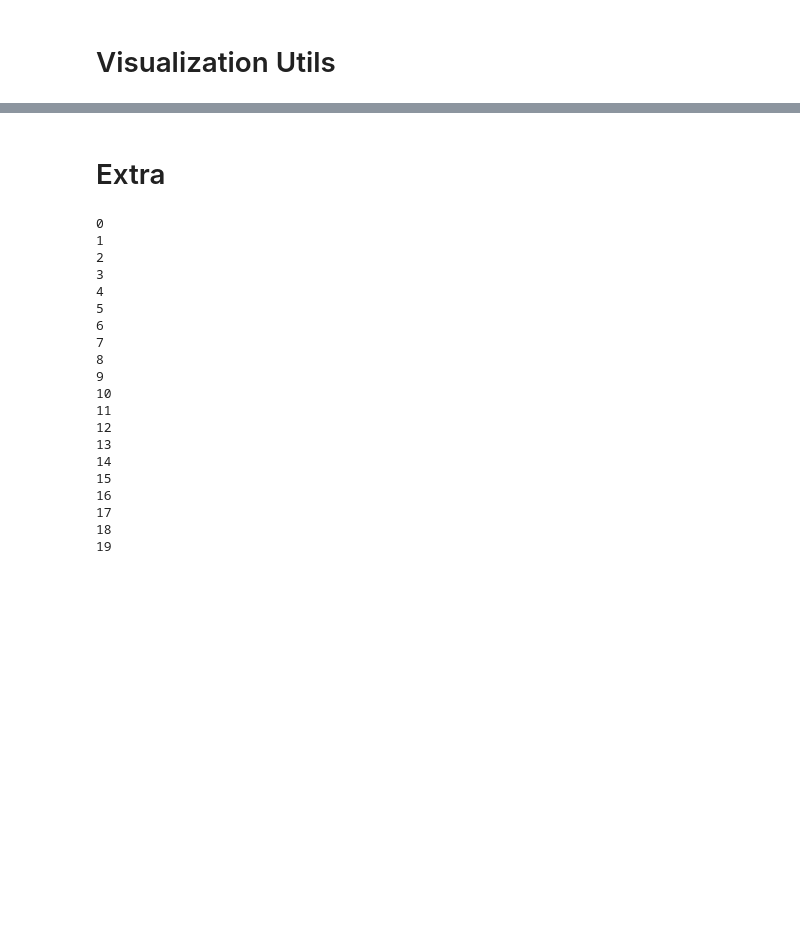
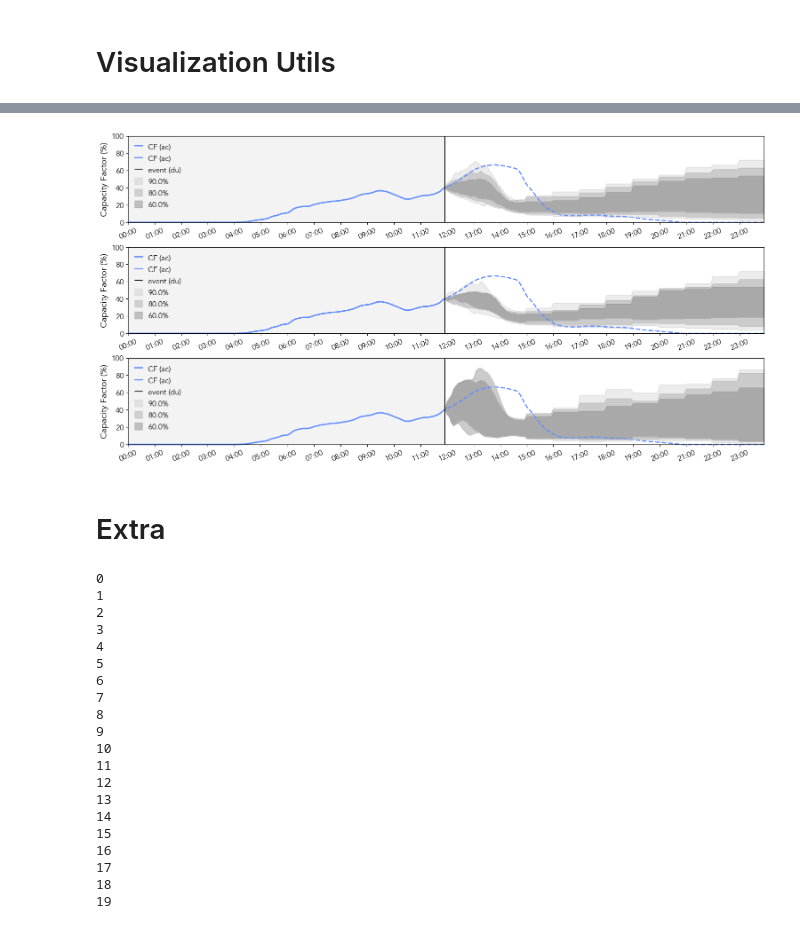
Before and after one commit to gterren/functional_forecast_dynamic_update, a Jupyter notebook: ffc_viz.ipynb, the cells around one changed output, grey strips where cells are left out. Saved outputs shown, nothing was run; the diff lists cells and outputs as text; code cells hidden in the pictures; blank space fills up the shorter version.

```diff
--- a/ffc_viz.ipynb
+++ b/ffc_viz.ipynb
@@ -1624,3 +1414,95 @@ Does not exist
+# %%
+def _plot_fEnvelop(_ax, _upper, _lower, M_, f_, e_, f_hat_, dt_, dx_, tau_, s_, s_p_):
+
+    _ax.plot(
+        tau_, 100 * f_, c=palette_.loc[0, "ibm"], label="CF (ac)", lw=2.0, clip_on=False
+    )
+
+    _ax.plot(
+        tau_,
+        100.0 * f_,
+        c=palette_.loc[0, "ibm"],
+        label="CF (ac)",
+        lw=2.0,
+        clip_on=False,
+    )
+
+    _ax.plot(
+        s_, 100.0 * f_hat_, c=palette_.loc[0, "ibm"], ls="--", lw=2.0, clip_on=False
+    )
+
+    _ax.axvline(dt_[t - 1], color="k", linewidth=1.0, label="event (du)", zorder=10)
+
+    for key, i in zip(_upper.keys(), range(len(_upper.keys()))):
+
+        _ax.plot(s_p_, _upper[key], lw=0.375, c="lightgray")
+        _ax.plot(s_p_, _lower[key], lw=0.375, c="lightgray")
+
+        alpha = float(key)
+        ci    = (1. - alpha)*100.
+
+        _ax.fill_between(
+            s_p_,
+            _upper[key],
+            _lower[key],
+            color="gray",
+            alpha=0.15 + i * 0.15,
+            label=f"{ci}%",
+            zorder=1,
+        )
+
+    _ax.fill_between(
+        tau_,
+        100 * np.ones(tau_.shape),
+        100 * np.zeros(tau_.shape),
+        color="lightgray",
+        alpha=0.25,
+    )
+
+    _ax.set_xticks(dt_[::12], dx_[::12], rotation=22.5)
+    _ax.legend(
+        frameon=False,
+        fontsize=12,
+        # loc      = 'upper left',
+        ncol=1,
+    )
+    _ax.tick_params(axis="both", labelsize=12)
+    _ax.set_ylim(0.0, 100.0)
+    _ax.set_xlim(dt_[0], dt_[-1])
+    _ax.set_ylabel("Capacity Factor (%)", size=14)
+    # plt.grid(axis = 'y', linestyle = ':', lw = 1., zorder = 10)
+
+# Extend quantiles to a dynamic update event
+M_p_ = np.concatenate([f_[-1] * np.ones((M_.shape[0], 1)), M_], axis=1)
+s_p_ = np.concatenate([tau_[-1] * np.ones((1,)), s_], axis=0)
+
+fig, _ax = plt.subplot_mosaic(
+    [["a"], ["b"], ["c"]],
+    figsize=(15, 7.5),
+    layout="constrained",
+)
+
+# Calculate confidence intervals from functional depth metrics
+m_, _upper, _lower = _confidence_intervals_from_eCDF(M_p_, alpha_)
+
+_plot_fEnvelop(_ax["a"], _upper, _lower, M_p_, f_, e_, f_hat_, dt_, dx_, tau_, s_, s_p_)
+
+# Calculate confidence intervals from Directional Quantiles
+m_, _upper, _lower = _confidence_intervals_from_DQ(M_p_, alpha_, path_to_fDepth)
+
+_plot_fEnvelop(_ax["b"], _upper, _lower, M_p_, f_, e_, f_hat_, dt_, dx_, tau_, s_, s_p_)
+
+
+# Calculate confidence intervals from the functional depth metric
+m_, _upper, _lower = _confidence_intervals_from_fDepth(M_p_, alpha_, 'MBD', path_to_fDepth)
+
+_plot_fEnvelop(_ax["c"], _upper, _lower, M_p_, f_, e_, f_hat_, dt_, dx_, tau_, s_, s_p_)
+
+plt.savefig(path_to_images + r"/fEnvelop.pdf", bbox_inches="tight", dpi=600)
+
+plt.show()
+# %% [output]
+[figure, added]
 # %% [markdown]
 # Extra
 # %%
```
Also changed, not shown: parts of 14 cells of this notebook, 4 other files.
